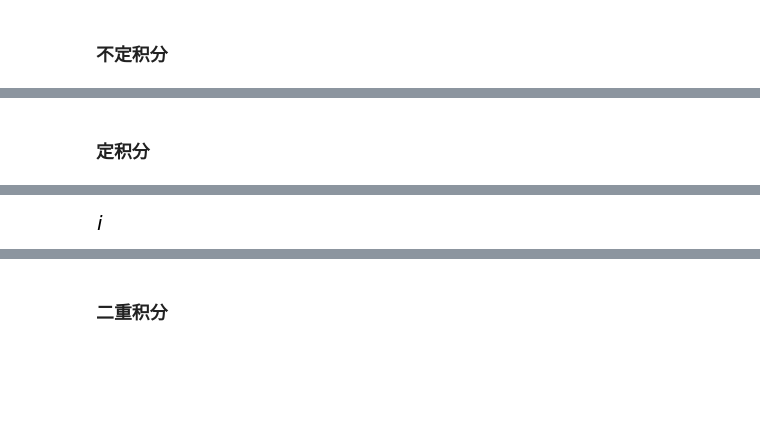
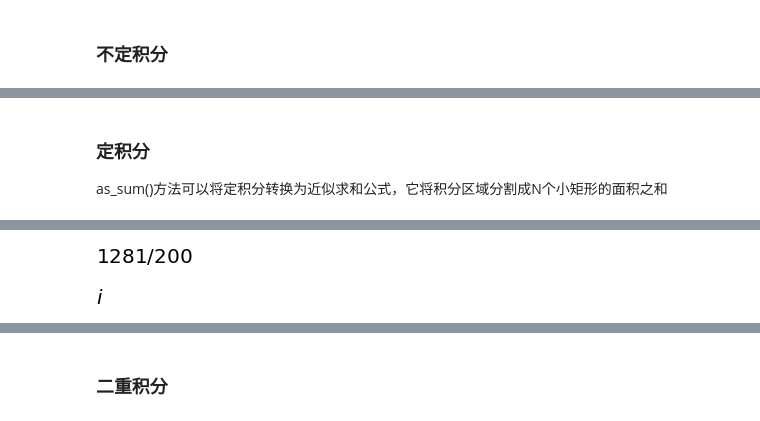
Before and after one commit to zidanewenqsh/mynotebook_01, a Jupyter notebook: sympy_demo.ipynb, the cells around one changed output, grey strips where cells are left out. Saved outputs shown, nothing was run; the diff lists cells and outputs as text; code cells hidden in the pictures; blank space fills up the shorter version.

```diff
--- a/sympy_demo.ipynb
+++ b/sympy_demo.ipynb
@@ -865,14 +2295,17 @@ Integral(f, x).doit()
 [figure]
 # %% [markdown]
 ### 定积分
+as_sum()方法可以将定积分转换为近似求和公式，它将积分区域分割成N个小矩形的面积之和
 # %%
 f = x**3+2*x**2+3*x+4
 integrate(f,(x,0,1))
 Integral(f,(x,0,1))
 Integral(f,(x,0,1)).doit()
+Integral(f,(x,0,1)).as_sum(5)
 I
 # %% [output]
 [figure]
 [figure]
 [figure]
-[figure, old version]
+[figure, new version]
+[figure, added]
```
Also changed, not shown: parts of 250 cells of this notebook, 2 other files.
